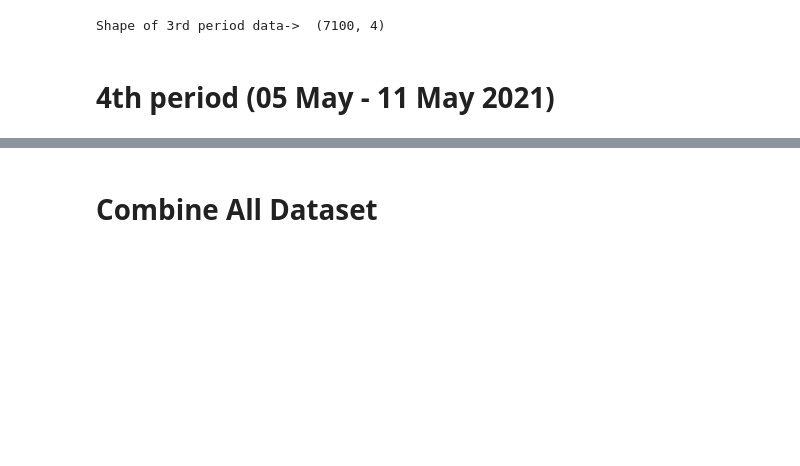
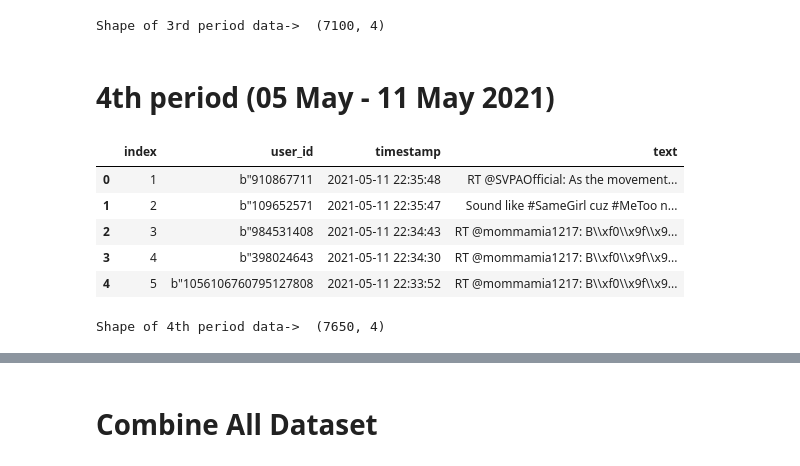
Before and after one commit to aulia-nrp/NLP-using-TensorFlow, a Jupyter notebook: EDA.ipynb, the cells around one changed output, grey strips where cells are left out. Cells and saved outputs as stored; diff of their text form; code cells hidden in the pictures; blank space fills up the shorter version.

Commit message:
Scrap more data

```diff
--- a/EDA.ipynb
+++ b/EDA.ipynb
@@ -81,11 +82,19 @@ Shape of 3rd period data->  (7100, 4)
 # 4th period (05 May - 11 May 2021)
 # %%
 #Import Fourth Dataset
-url_three = ''
+url_four = 'https://drive.google.com/file/d/1vb98LLK4QPEzb5_jB0q19O1xU6WF3vgh/view?usp=sharing'
 file_id_four = url_four.split('/')[-2]
 csv_url_four = 'https://drive.google.com/uc?id=' + file_id_four
 df_four = pd.read_csv(csv_url_four)
 df_four.head()
-#SOON
+# %% [output]
+|  | index | user_id | timestamp | text |
+| 0 | 1 | b"910867711 | 2021-05-11 22:35:48 | RT @SVPAOfficial: As the movement... |
+| 1 | 2 | b"109652571 | 2021-05-11 22:35:47 | Sound like #SameGirl cuz #MeToo n... |
+| 2 | 3 | b"984531408 | 2021-05-11 22:34:43 | RT @mommamia1217: B\\xf0\\x9f\\x9... |
+| 3 | 4 | b"398024643 | 2021-05-11 22:34:30 | RT @mommamia1217: B\\xf0\\x9f\\x9... |
+| 4 | 5 | b"1056106760795127808 | 2021-05-11 22:33:52 | RT @mommamia1217: B\\xf0\\x9f\\x9... |
 # %%
 print("Shape of 4th period data-> ", df_four.shape)
+# %% [output]
+Shape of 4th period data->  (7650, 4)
```
Also changed, not shown: parts of 36 cells of this notebook.
